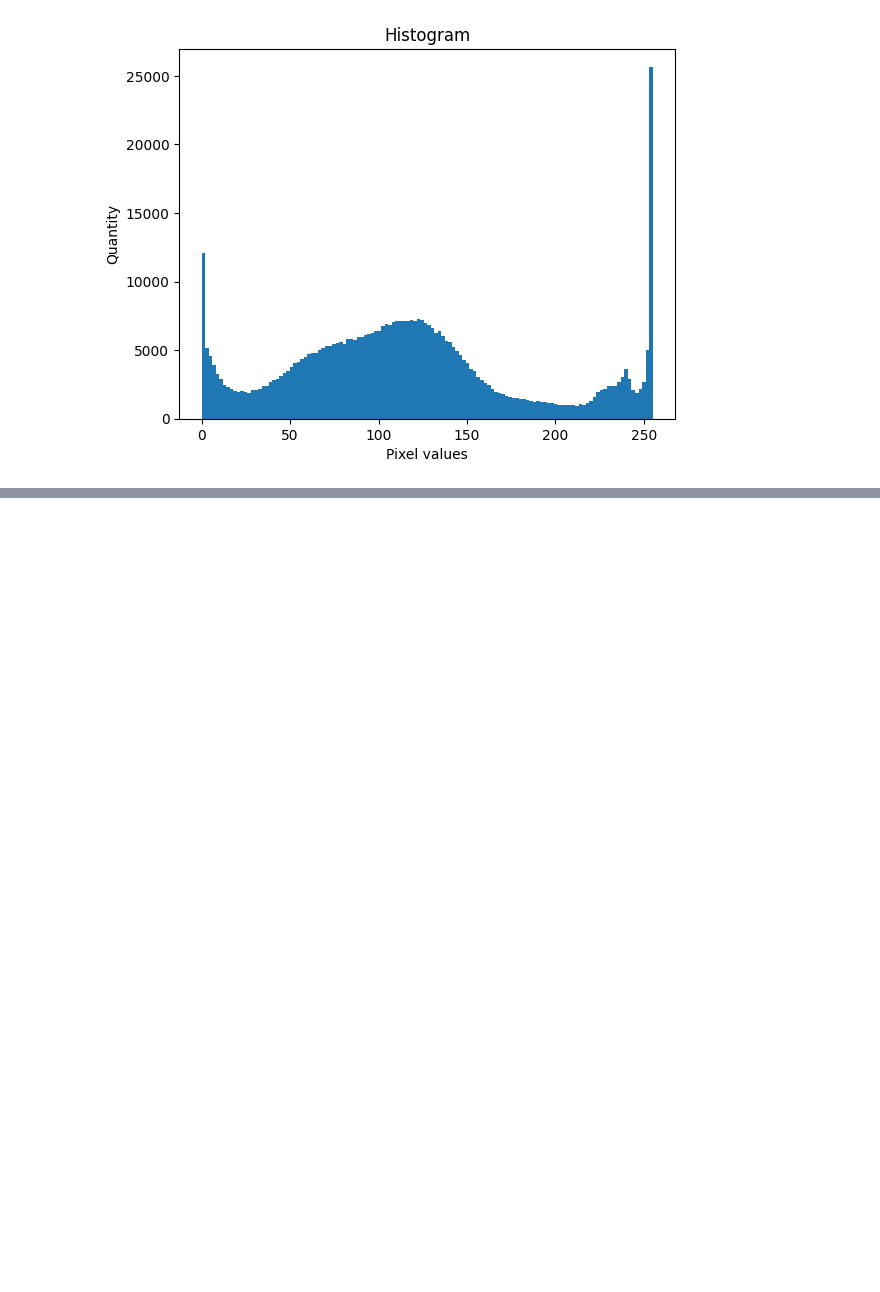
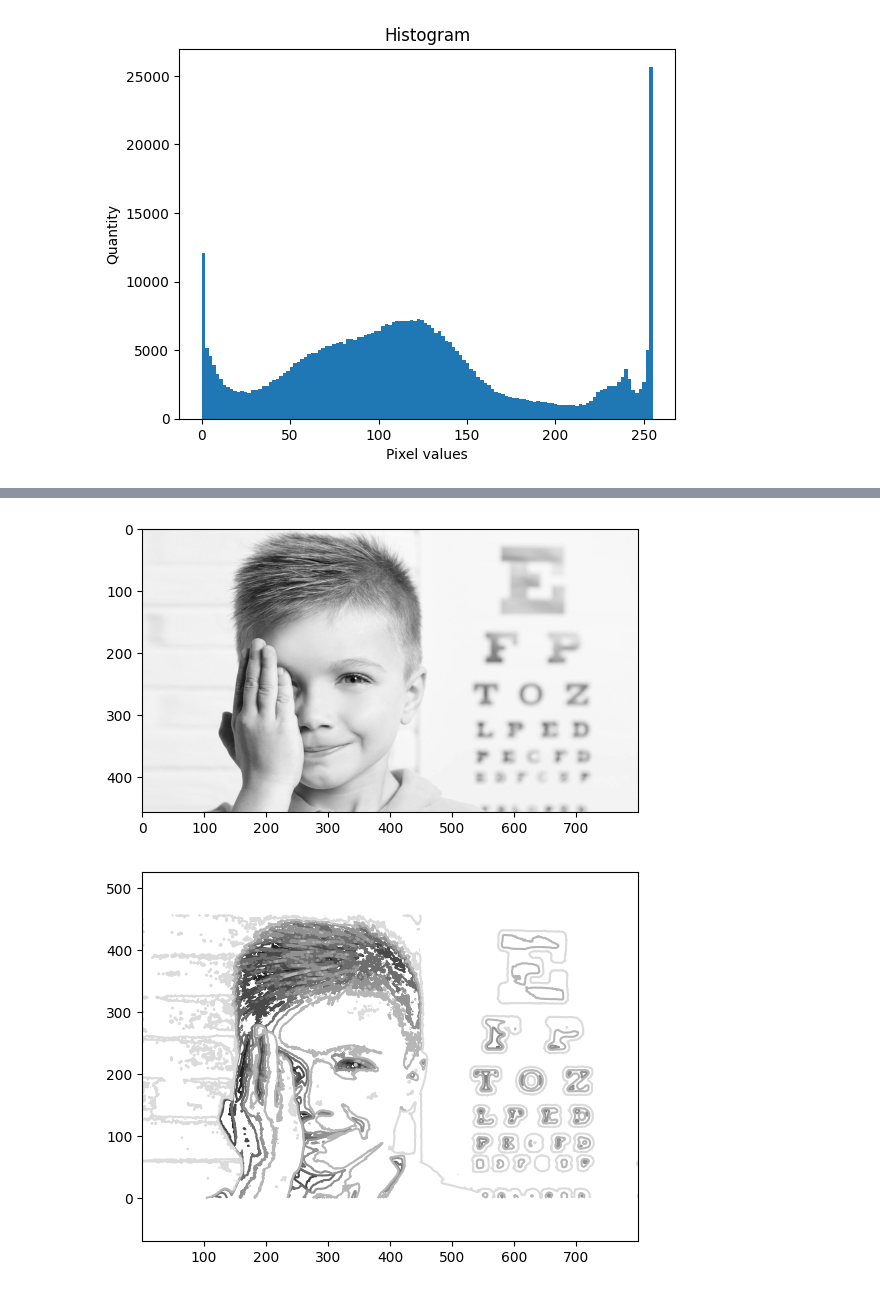
Before and after one commit to dandev947366/computer-vision, a Jupyter notebook: 09.ipynb, the cells around one changed output, grey strips where cells are left out. Drawn from its saved outputs; the diff is of its cells as text; code cells hidden in the pictures; blank space fills up the shorter version.

```diff
--- a/09.ipynb
+++ b/09.ipynb
@@ -53,0 +61,12 @@ Text(0, 0.5, 'Quantity')
+# %%
+img_face = '/Users/dandev947366/Desktop/Projects-github/computer-vision/computer-vision/img/01/face1.jpg'
+im_face = Image.open(img_face).convert("L")
+plt.imshow(im_face)
+plt.figure()
+plt.gray()
+plt.contour(im_face, origin="image")
+plt.axis('equal')
+plt.show()
+# %% [output]
+[figure, added]
+[figure, added]
```
Also changed, not shown: parts of 1 cell of this notebook.
